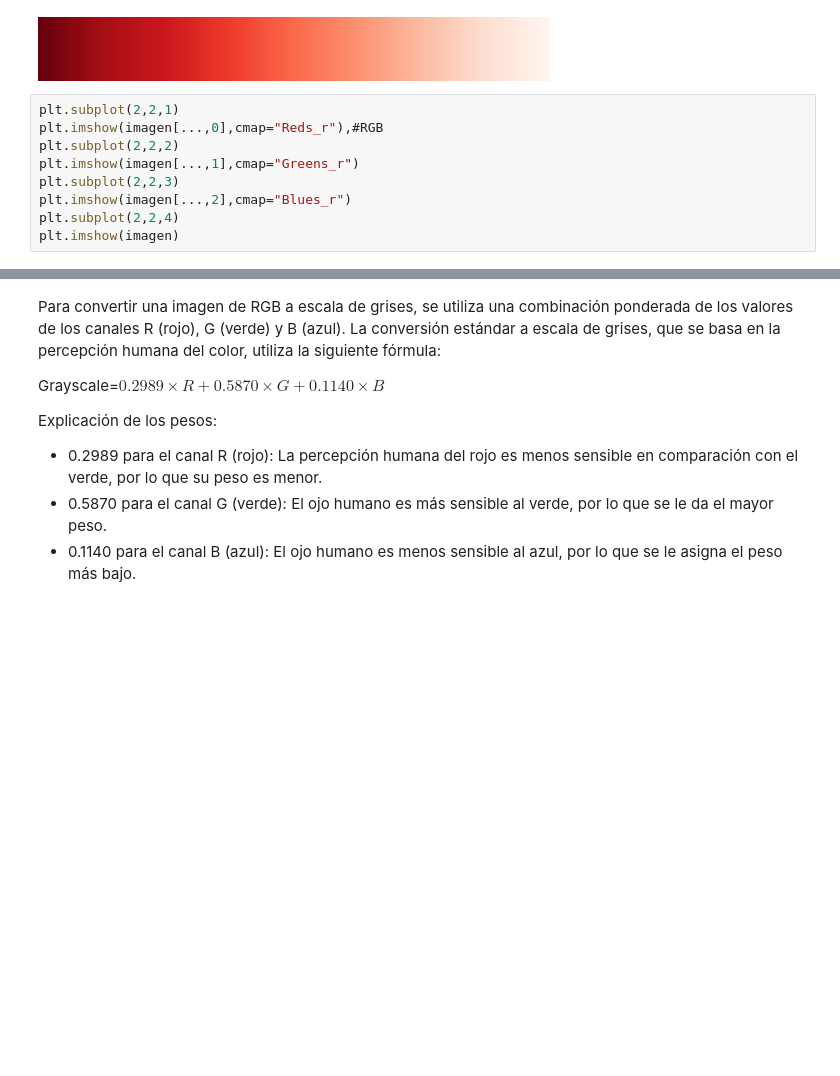
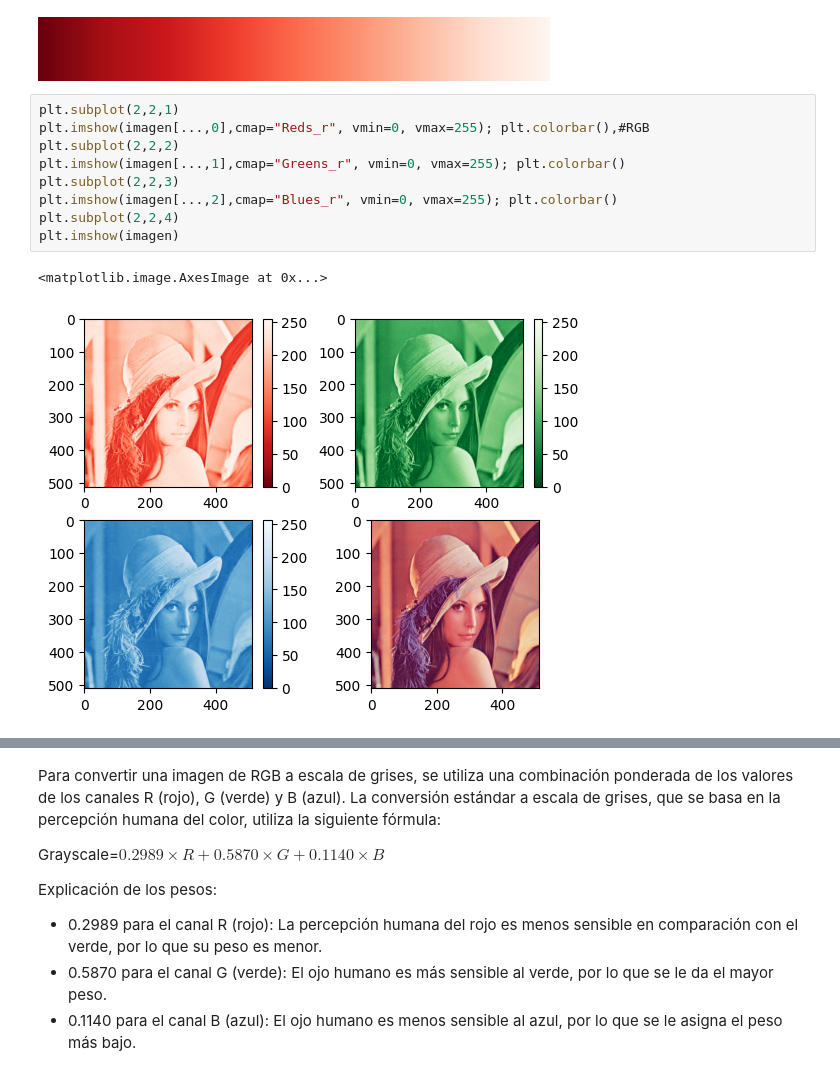
Before and after one commit to michel-lopez-franco/IntroPython2025, a Jupyter notebook: 07_Numpy/02_Vectores_Mod.ipynb, the cells around one changed output, grey strips where cells are left out. Drawn from its saved outputs; the diff is of its cells as text; blank space fills up the shorter version.

```diff
--- a/07_Numpy/02_Vectores_Mod.ipynb
+++ b/07_Numpy/02_Vectores_Mod.ipynb
@@ -538,13 +538,16 @@ colormaps['Reds_r']
 [figure]
 # %%
 plt.subplot(2,2,1)
-plt.imshow(imagen[...,0],cmap="Reds_r"),#RGB
+plt.imshow(imagen[...,0],cmap="Reds_r", vmin=0, vmax=255); plt.colorbar(),#RGB
 plt.subplot(2,2,2)
-plt.imshow(imagen[...,1],cmap="Greens_r")
+plt.imshow(imagen[...,1],cmap="Greens_r", vmin=0, vmax=255); plt.colorbar()
 plt.subplot(2,2,3)
-plt.imshow(imagen[...,2],cmap="Blues_r")
+plt.imshow(imagen[...,2],cmap="Blues_r", vmin=0, vmax=255); plt.colorbar()
 plt.subplot(2,2,4)
 plt.imshow(imagen)
+# %% [output]
+<matplotlib.image.AxesImage at 0x...>
+[figure, added]
 # %%
 # Mostrar canales con cmap (no invertido) y barra de color
 
```
Also changed, not shown: parts of 7 cells of this notebook.
